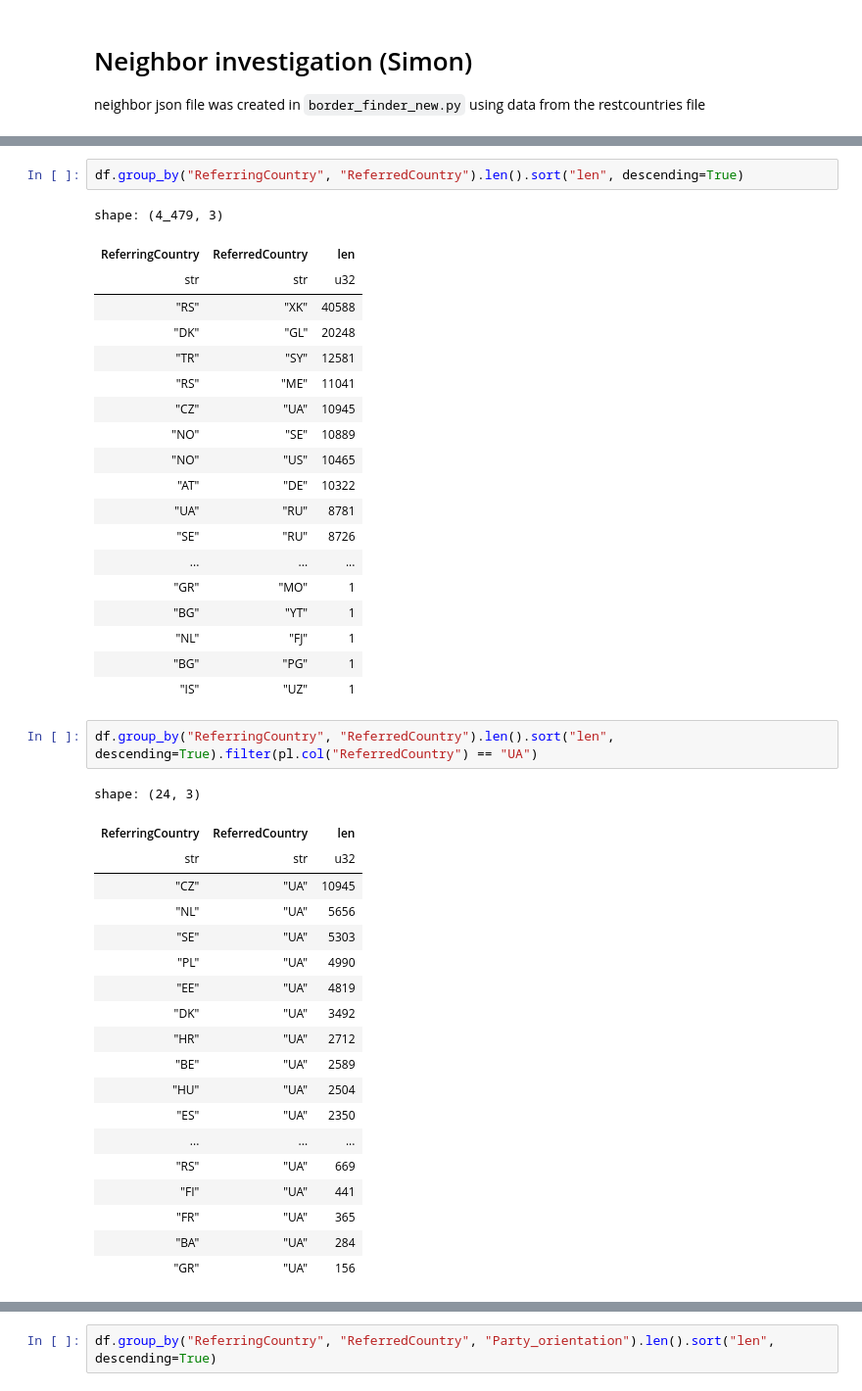
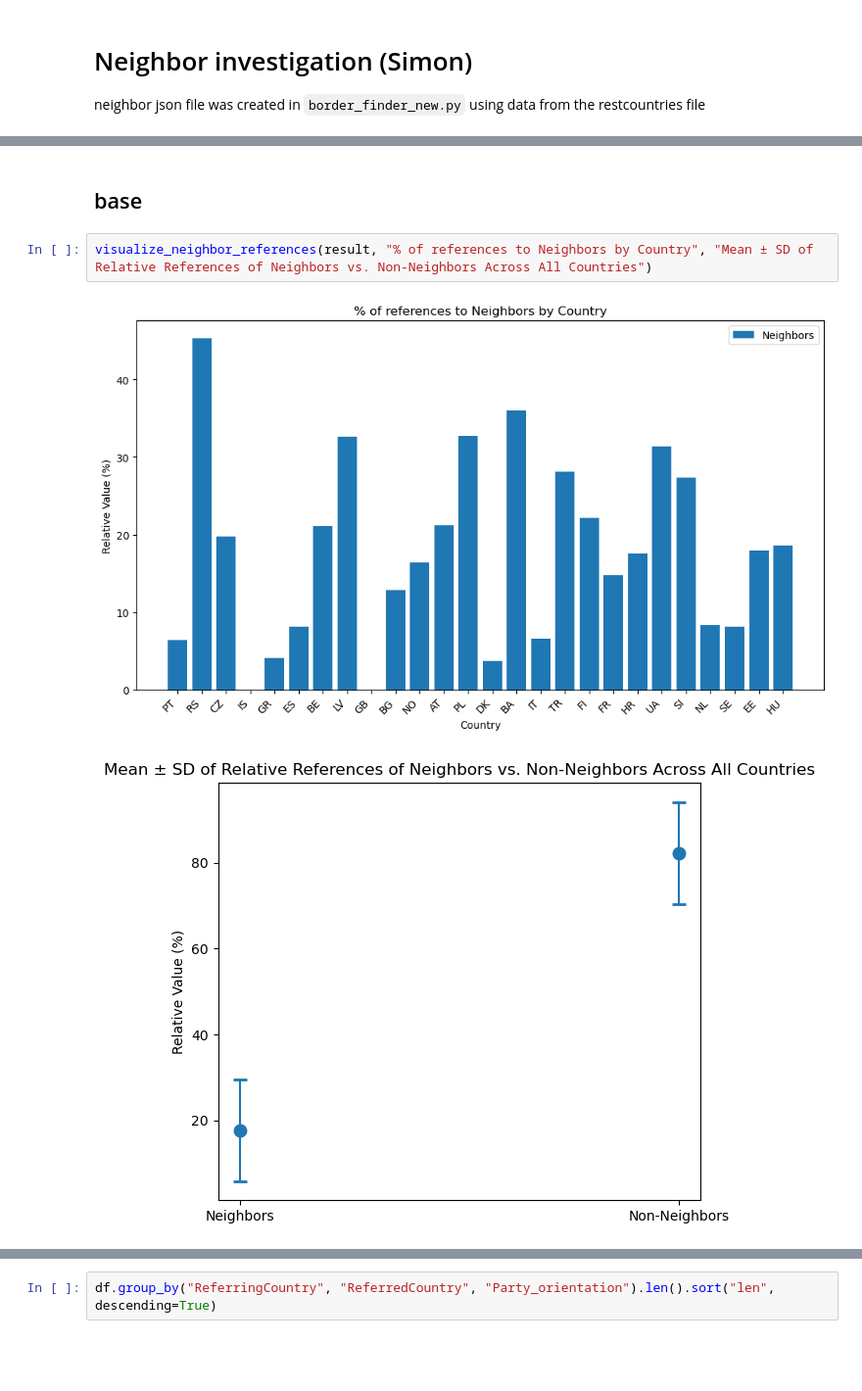
Before and after one commit to dhh25/parlianets, a Jupyter notebook: scripts/statistics/exploration.ipynb, the cells around one changed output, grey strips where cells are left out. Shown at 98% size. Drawn from its saved outputs; the diff is of its cells as text; blank space fills up the shorter version.

```diff
--- a/scripts/statistics/exploration.ipynb
+++ b/scripts/statistics/exploration.ipynb
@@ -272,44 +206,7 @@ df_yearly.plot.line(x="year_start", y="year_sum").properties(width=200,height=20
-# %%
-df.group_by("ReferringCountry", "ReferredCountry").len().sort("len", descending=True)
-# %% [output]
-shape: (4_479, 3)
-| ReferringCountry | ReferredCountry | len |
-| str | str | u32 |
-| "RS" | "XK" | 40588 |
-| "DK" | "GL" | 20248 |
-| "TR" | "SY" | 12581 |
-| "RS" | "ME" | 11041 |
-| "CZ" | "UA" | 10945 |
-| "NO" | "SE" | 10889 |
-| "NO" | "US" | 10465 |
-| "AT" | "DE" | 10322 |
-| "UA" | "RU" | 8781 |
-| "SE" | "RU" | 8726 |
-| ... | ... | ... |
-| "GR" | "MO" | 1 |
-| "BG" | "YT" | 1 |
-| "NL" | "FJ" | 1 |
-| "BG" | "PG" | 1 |
-| "IS" | "UZ" | 1 |
-# %%
-df.group_by("ReferringCountry", "ReferredCountry").len().sort("len", descending=True).filter(pl.col("ReferredCountry") == "UA")
-# %% [output]
-shape: (24, 3)
-| ReferringCountry | ReferredCountry | len |
-| str | str | u32 |
-| "CZ" | "UA" | 10945 |
-| "NL" | "UA" | 5656 |
-| "SE" | "UA" | 5303 |
-| "PL" | "UA" | 4990 |
-| "EE" | "UA" | 4819 |
-| "DK" | "UA" | 3492 |
-| "HR" | "UA" | 2712 |
-| "BE" | "UA" | 2589 |
-| "HU" | "UA" | 2504 |
-| "ES" | "UA" | 2350 |
-| ... | ... | ... |
-| "RS" | "UA" | 669 |
-| "FI" | "UA" | 441 |
-| "FR" | "UA" | 365 |
-| "BA" | "UA" | 284 |
-| "GR" | "UA" | 156 |
+# %% [markdown]
+## base
+# %%
+visualize_neighbor_references(result, "% of references to Neighbors by Country", "Mean ± SD of Relative References of Neighbors vs. Non-Neighbors Across All Countries")
+# %% [output]
+[figure, added]
+[figure, added]
```
Also changed, not shown: parts of 12 cells of this notebook.
